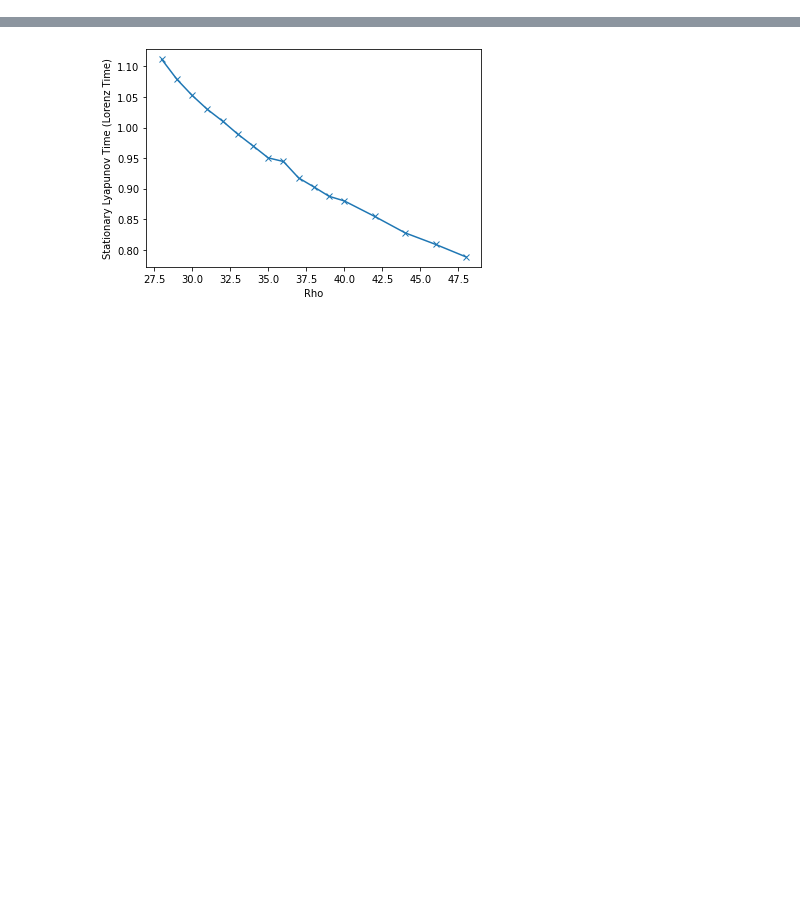
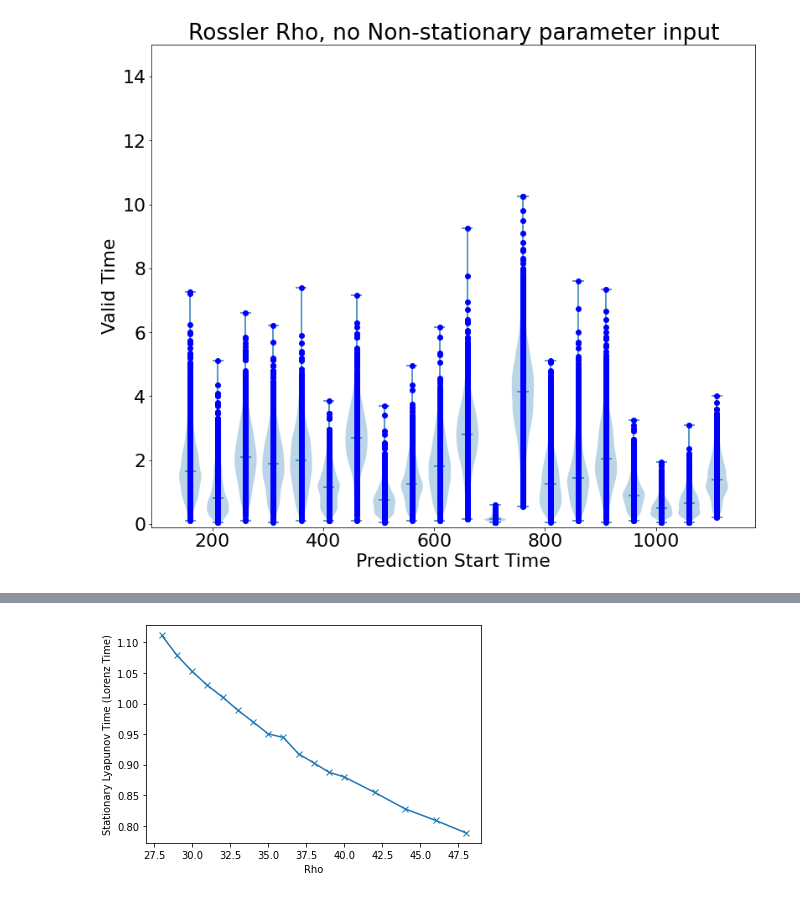
Before and after one commit to awikner/Reservoir-GN-RL, a Jupyter notebook: results_plotter.ipynb, the cells around one changed output, grey strips where cells are left out. Saved outputs shown, nothing was run; the diff lists cells and outputs as text; code cells hidden in the pictures; blank space fills up the shorter version.

```diff
--- a/results_plotter.ipynb
+++ b/results_plotter.ipynb
@@ -89,3 +113,23 @@ print(np.median(valid_times_noextern))
+# %%
+fig6 = plt.figure(figsize = (10,8))
+ax = fig6.add_axes([0,0,1,1])
+period = 500
+periodic_data_extern = []
+periodic_data_noextern = []
+plt.rcParams.update({'font.size': 22})
+for i in range(times_noextern.size):
+    periodic_data_noextern.append(valid_times_noextern[:,i].flatten())
+bp = ax.violinplot(periodic_data_noextern, positions = times_noextern, showmedians = True, widths = 40)
+for i in range(times_noextern.size):
+    plt.plot(np.ones(valid_times_noextern[:,i].flatten().size)*times_noextern[i], valid_times_noextern[:,i].flatten(), 'bo')
+plt.ylim([-0.1,15])
+plt.xlabel('Prediction Start Time')
+plt.ylabel('Valid Time')
+plt.title('Rossler Rho, no Non-stationary parameter input')
+plt.savefig('lorenz_rossler_VT_density_noextern.png')
+plt.show()
+# %% [output]
+[figure, added]
 # %%
 results_file_extern   = 'cosine_external_truth_results.csv'
 results_file_noextern = 'cosine_noexternal_results.csv'
```
Also changed, not shown: parts of 10 cells of this notebook, 27 other files.
